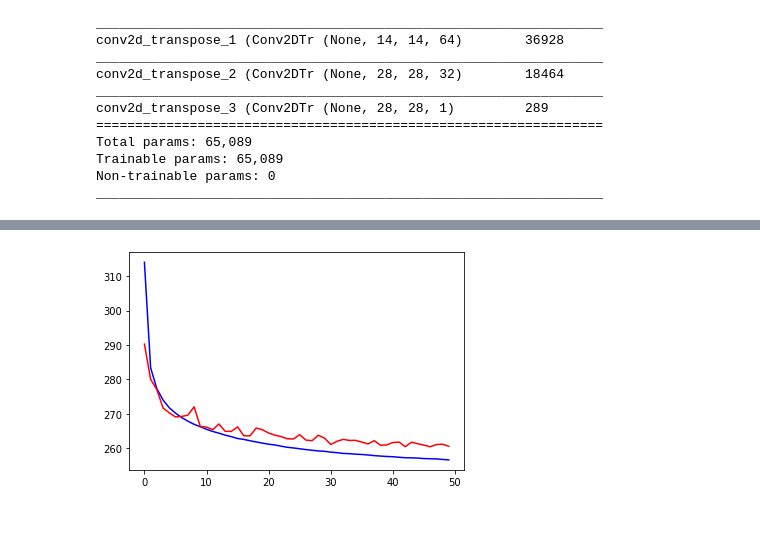
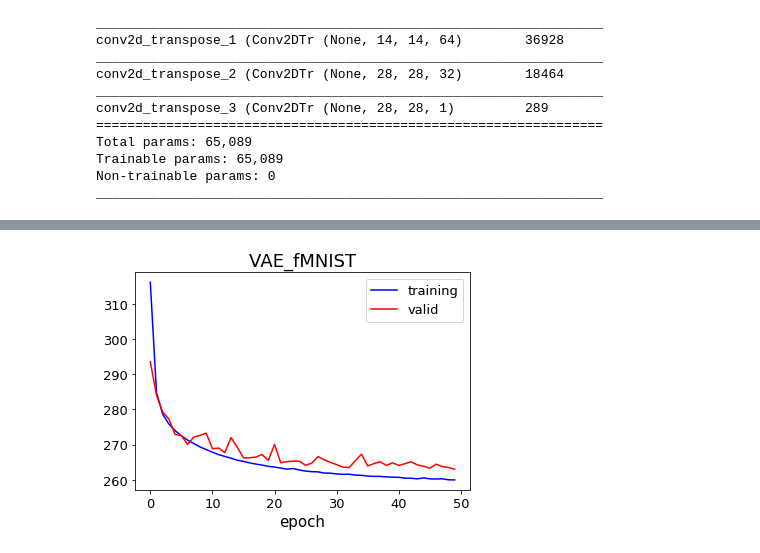
Before and after one commit to sungsujaing/letter_digit_generator_VAE, a Jupyter notebook: DCP_v1.ipynb, the cells around one changed output, grey strips where cells are left out. Drawn from its saved outputs; the diff is of its cells as text; code cells hidden in the pictures; blank space fills up the shorter version.

```diff
--- a/DCP_v1.ipynb
+++ b/DCP_v1.ipynb
@@ -31,11 +31,10 @@ print(X_test.shape)
 (60000, 28, 28, 1)
 (10000, 28, 28, 1)
 # %%
-# network parameters
 channel = 1
 rows = X_train.shape[1]
 cols = X_train.shape[2]
 input_shape = (rows,cols,channel)
 batch_size = 128
 latent_dim = 2
-epochs = 10
+epochs = 50
@@ -111,11 +113,12 @@ _________________________________________________________________
 outputs = decoder(encoder(inputs)[2])
 vae = Model(inputs, outputs)
 # %%
+beta = 1.5 # 1 --> regular VAE
 # reconstruction_loss = mse(K.flatten(inputs), K.flatten(outputs))
 reconstruction_loss = binary_crossentropy(K.flatten(inputs),K.flatten(outputs))
 reconstruction_loss *= rows * cols
 
-kl_loss = -0.5 * K.sum(1 + z_log_var - K.square(z_mean) - K.exp(z_log_var), axis=-1)
+kl_loss = -0.5 * K.sum(beta*(1 + z_log_var - K.square(z_mean) - K.exp(z_log_var)), axis=-1)
 vae_loss = K.mean(reconstruction_loss + kl_loss)
 # %%
 # vae.load_weights('vae_mnist.h5') # load all the weights for encoder and decoder when loading for vae
@@ -132,7 +127,7 @@ vae.add_loss(vae_loss)
 vae.compile(optimizer='rmsprop')
 vae.summary()
 
-hist = vae.fit(X_train,epochs=50,batch_size=batch_size,validation_data=(X_test, None))
+hist = vae.fit(X_train,epochs=epochs,batch_size=batch_size,validation_data=(X_test, None))
 # vae.save_weights('vae_fashion_mnist.h5')
 # %% [output]
 _________________________________________________________________
@@ -158,19 +153,15 @@ def training_plot(hist,model_name):
 #     acc = [hist.history['acc'],hist.history['val_acc']]
     plt.plot(loss[0],color='b',label='training')
     plt.plot(loss[1],color='r',label='valid')
-#     fig, axes = plt.subplots(1,2,figsize = (15,3))
-#     fig.suptitle(model_name)
-#     for ax,val,name in zip(axes,(loss,acc),['loss','accuracy']):
-#         ax.plot(val[0], color='b', label="Training")
-#         ax.plot(val[1], color='r', label="Validation")
-#         ax.legend(loc='best')
-#         ax.set_xlabel('epoch')
-#         ax.set_ylabel('')
-#         ax.set_title(name)
+    plt.title(model_name,fontsize=18)
+    plt.legend(loc='best',fontsize=13)
+    plt.xlabel('epoch',fontsize=15)
+    plt.ylabel('')
+    plt.tick_params(axis='both', labelsize=13)
 # %%
-training_plot(hist,'vae')
+training_plot(hist,'VAE_fMNIST')
 # %% [output]
-[figure, old version]
+[figure, new version]
 # %%
 original_1 = X_train[8]
 encoded_z_1 = encoder.predict(np.expand_dims(original_1,0),batch_size=1)[2]
```
Also changed, not shown: parts of 13 cells of this notebook, 1 other file.
